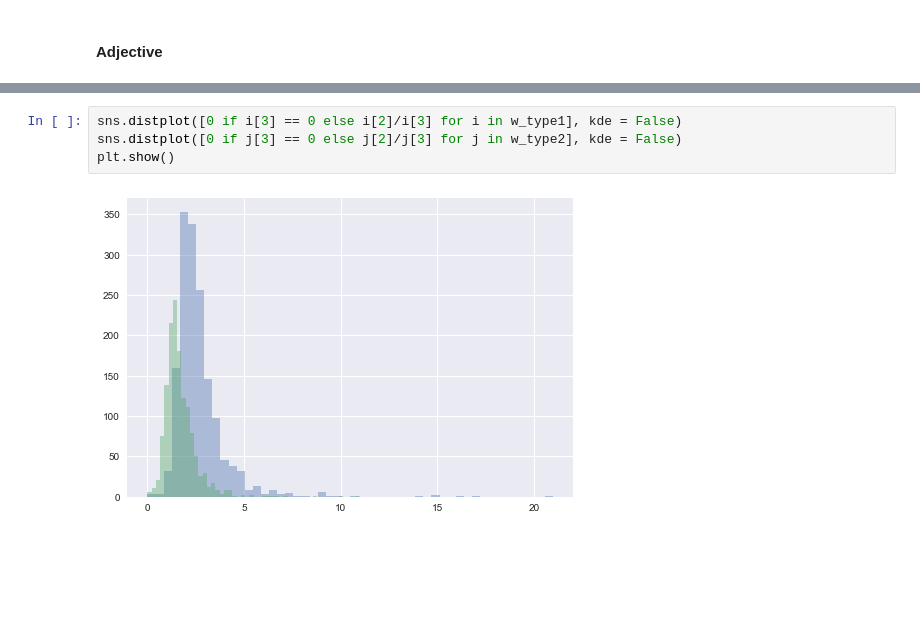
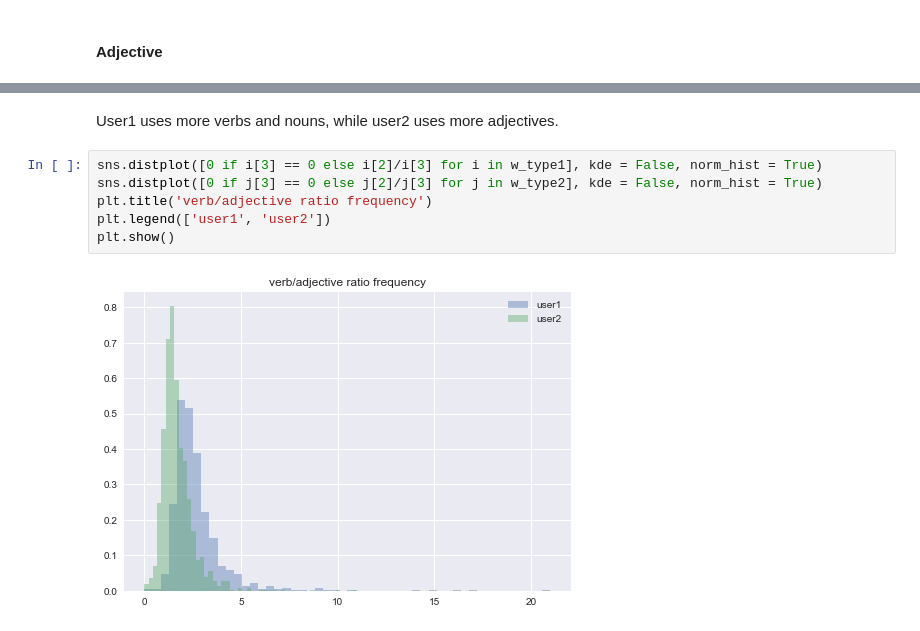
Before and after one commit to CornellDataScience/NLP_Research-FA17, a Jupyter notebook: kenta/week2.ipynb, the cells around one changed output, grey strips where cells are left out. Saved outputs shown, nothing was run; the diff lists cells and outputs as text; blank space fills up the shorter version.

Commit message:
significant difference in adjective ratio, verb/pronoun ratio

```diff
--- a/kenta/week2.ipynb
+++ b/kenta/week2.ipynb
@@ -137,6 +187,10 @@ plt.show()
+# %% [markdown]
+User1 uses more verbs and nouns, while user2 uses more adjectives.
 # %%
-sns.distplot([0 if i[3] == 0 else i[2]/i[3] for i in w_type1], kde = False)
-sns.distplot([0 if j[3] == 0 else j[2]/j[3] for j in w_type2], kde = False)
+sns.distplot([0 if i[3] == 0 else i[2]/i[3] for i in w_type1], kde = False, norm_hist = True)
+sns.distplot([0 if j[3] == 0 else j[2]/j[3] for j in w_type2], kde = False, norm_hist = True)
+plt.title('verb/adjective ratio frequency')
+plt.legend(['user1', 'user2'])
 plt.show()
 # %% [output]
-[figure, old version]
+[figure, new version]
```
Also changed, not shown: parts of 26 cells of this notebook.
